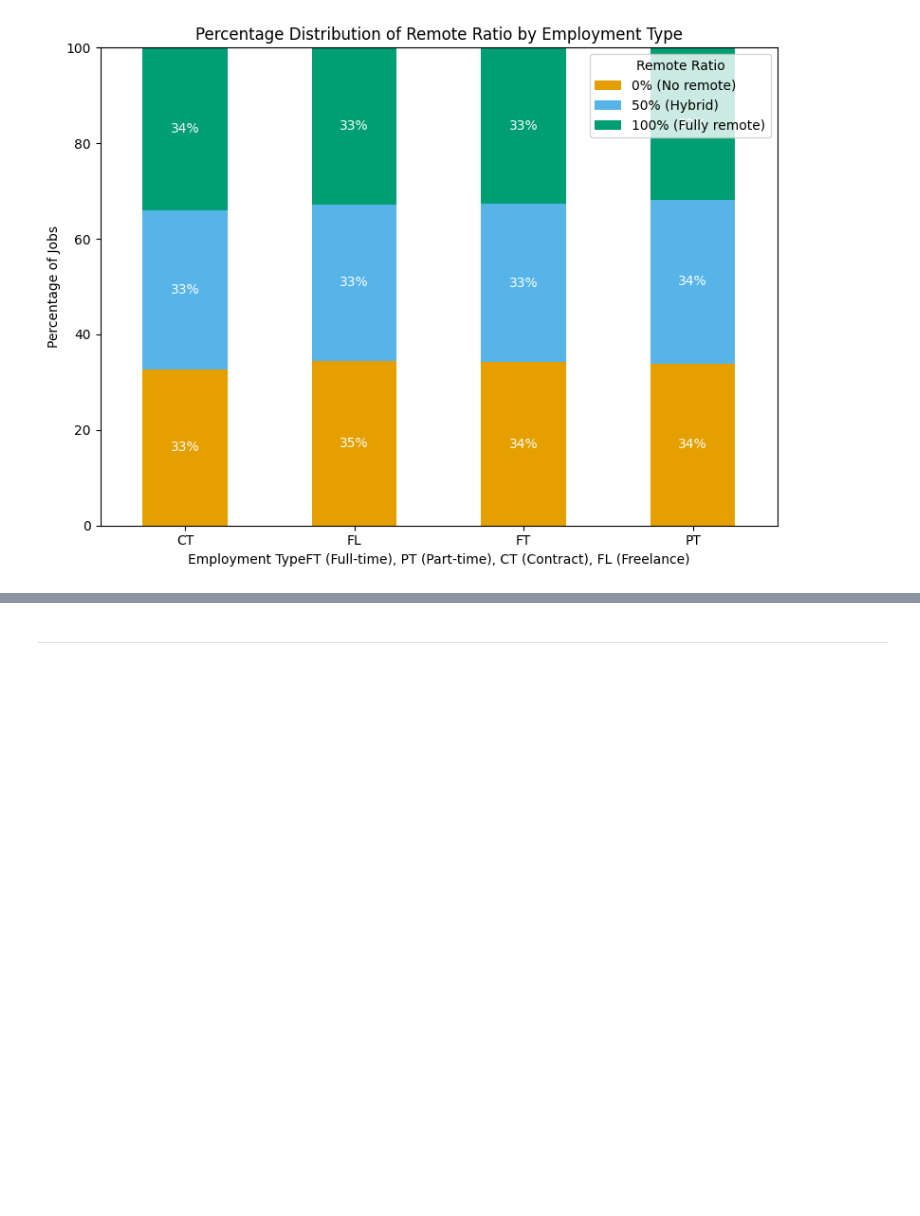
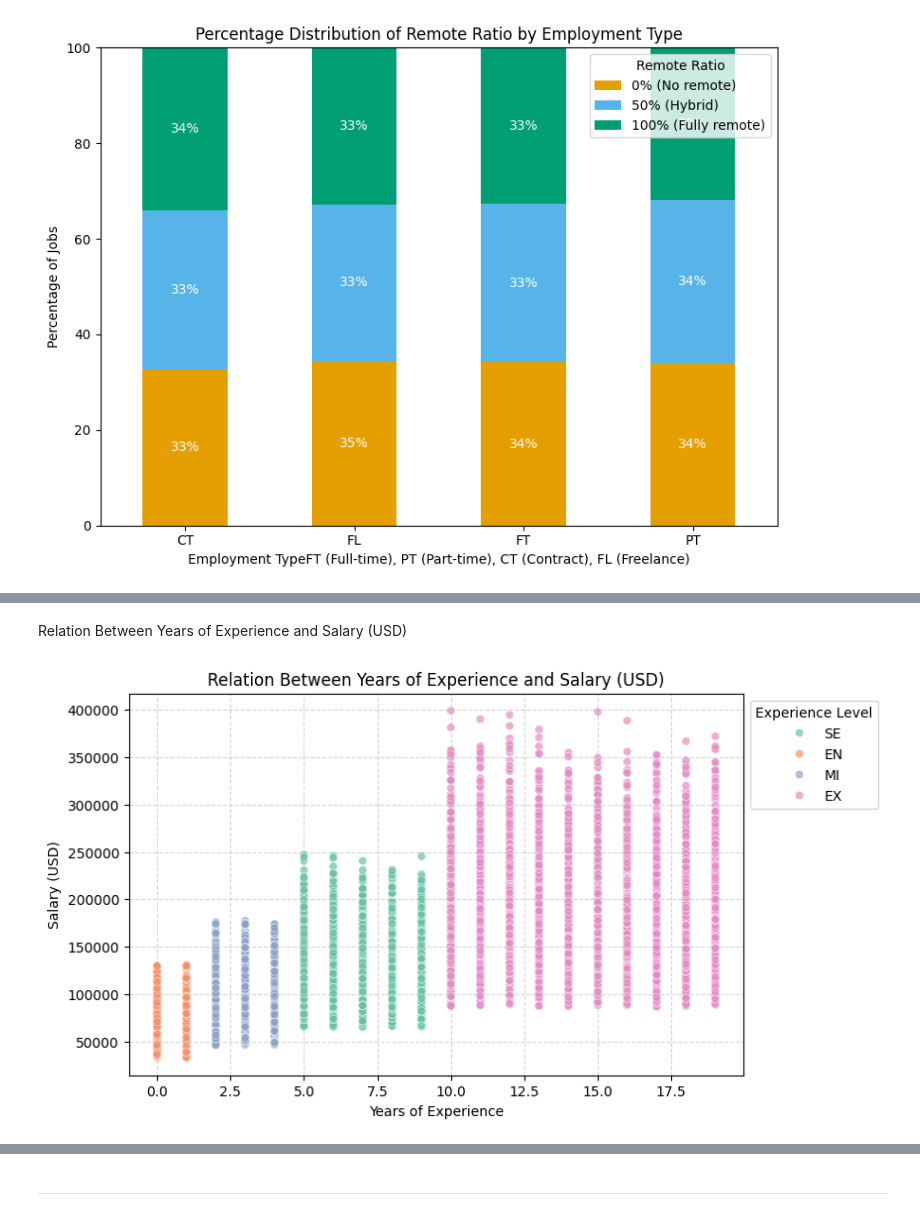
Before and after one commit to tanzilachand/Global-_AI_Job_Market_Salary_Trends_2025, a Jupyter notebook: jupyter_notebooks/Visualisation.ipynb, the cells around one changed output, grey strips where cells are left out. Cells and saved outputs as stored; diff of their text form; code cells hidden in the pictures; blank space fills up the shorter version.

```diff
--- a/jupyter_notebooks/Visualisation.ipynb
+++ b/jupyter_notebooks/Visualisation.ipynb
@@ -204,0 +185,14 @@ plt.show()
+# %% [markdown]
+Relation Between Years of Experience and Salary (USD)
+# %%
+# Relation Between Years of Experience and Salary (USD)
+plt.figure(figsize=(8,5))
+sns.scatterplot(data=df, x='years_experience', y='salary_usd', hue='experience_level', palette='Set2', alpha=0.7)
+plt.title("Relation Between Years of Experience and Salary (USD)")
+plt.xlabel("Years of Experience")
+plt.ylabel("Salary (USD)")
+plt.legend(title='Experience Level', loc='upper left', bbox_to_anchor=(1, 1))
+plt.grid(linestyle='--', alpha=0.5)
+plt.show()
+# %% [output]
+[figure, added]
```
Also changed, not shown: parts of 21 cells of this notebook.
